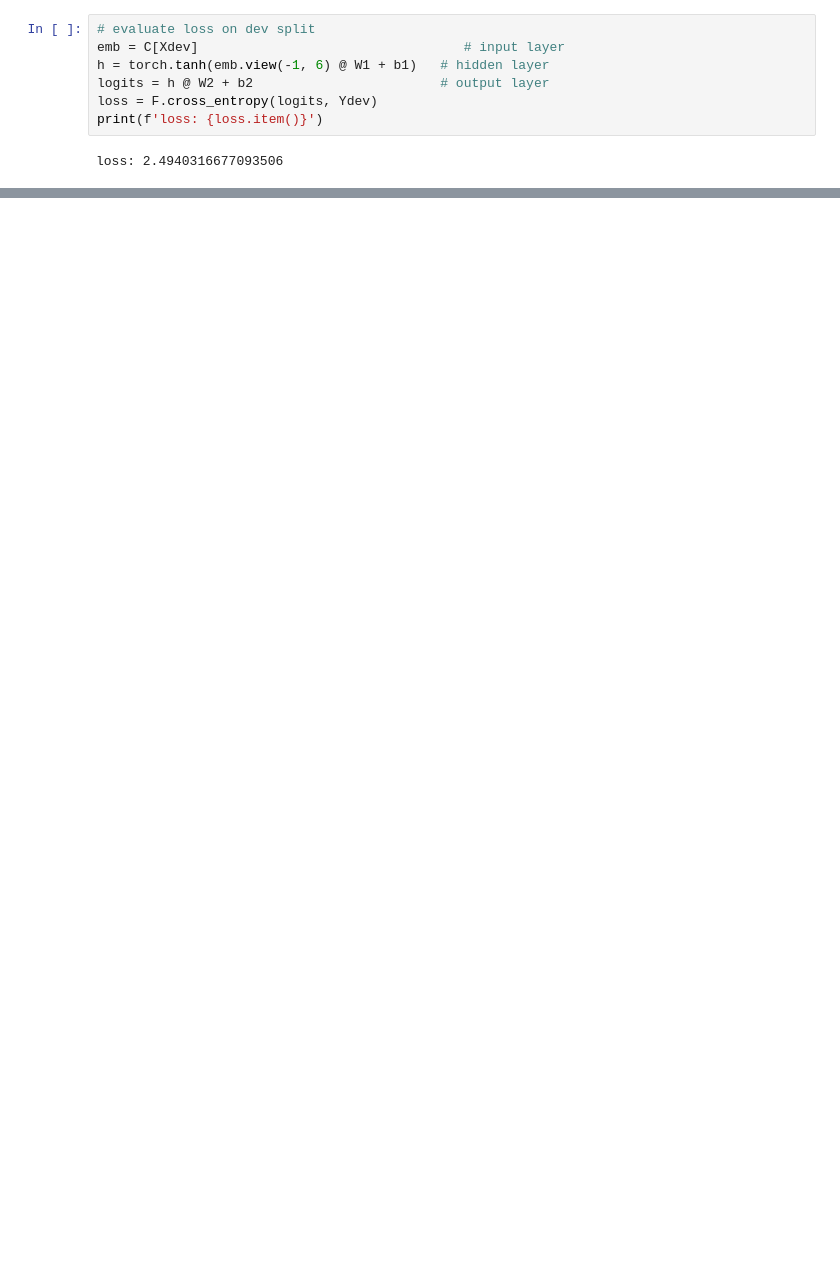
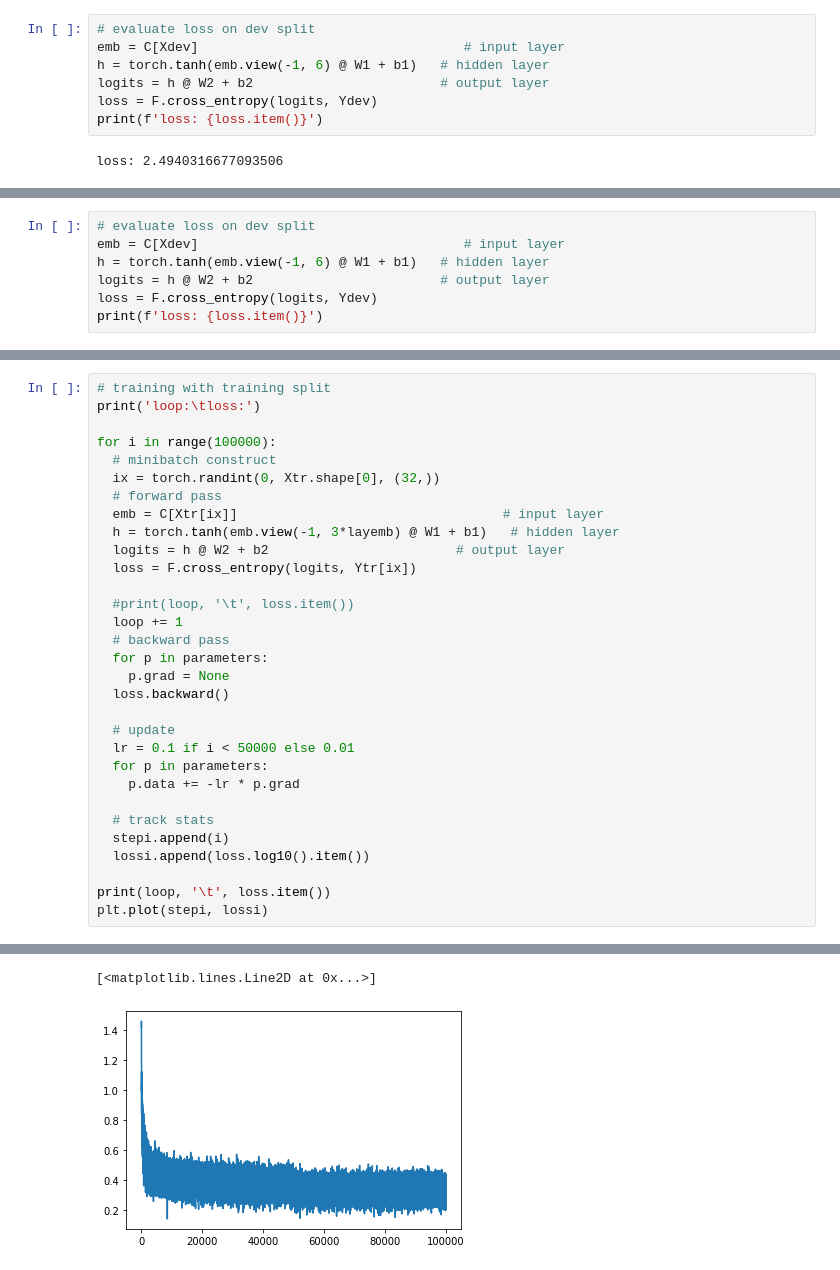
Before and after one commit to AndreasMing/Learning, a Jupyter notebook: NN_Makemore/NeuralnetsWithMakemore.ipynb, the cells around one changed output, grey strips where cells are left out. Saved outputs shown, nothing was run; the diff lists cells and outputs as text; blank space fills up the shorter version.

```diff
--- a/NN_Makemore/NeuralnetsWithMakemore.ipynb
+++ b/NN_Makemore/NeuralnetsWithMakemore.ipynb
@@ -846,0 +925,7 @@ loss: 2.4940316677093506
+# %%
+# evaluate loss on dev split
+emb = C[Xdev]                                  # input layer
+h = torch.tanh(emb.view(-1, 6) @ W1 + b1)   # hidden layer
+logits = h @ W2 + b2                        # output layer
+loss = F.cross_entropy(logits, Ydev)
+print(f'loss: {loss.item()}')
@@ -846,0 +974,32 @@ loss: 2.4940316677093506
+# %%
+# training with training split
+print('loop:\tloss:')
+
+for i in range(100000):
+  # minibatch construct
+  ix = torch.randint(0, Xtr.shape[0], (32,))
+  # forward pass
+  emb = C[Xtr[ix]]                                  # input layer
+  h = torch.tanh(emb.view(-1, 3*layemb) @ W1 + b1)   # hidden layer
+  logits = h @ W2 + b2                        # output layer
+  loss = F.cross_entropy(logits, Ytr[ix])
+
+  #print(loop, '\t', loss.item())
+  loop += 1
+  # backward pass
+  for p in parameters:
+    p.grad = None
+  loss.backward()
+
+  # update
+  lr = 0.1 if i < 50000 else 0.01
+  for p in parameters:
+    p.data += -lr * p.grad
+
+  # track stats
+  stepi.append(i)
+  lossi.append(loss.log10().item())
+
+print(loop, '\t', loss.item())
+plt.plot(stepi, lossi)
+# %% [output]
@@ -846,0 +1008,2 @@ loss: 2.4940316677093506
+[<matplotlib.lines.Line2D at 0x...>]
+[figure, added]
```
Also changed, not shown: parts of 16 cells of this notebook.
